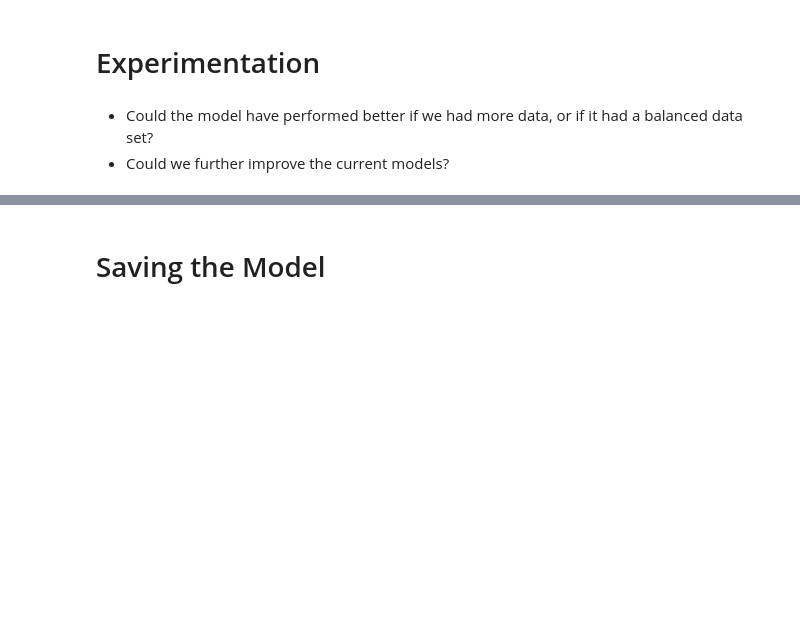
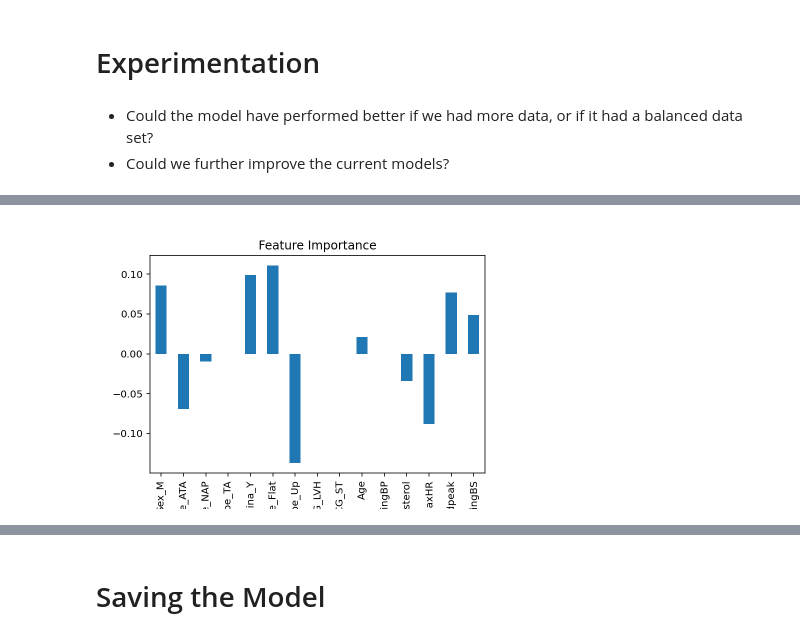
Before and after one commit to dgardunohorneffer/Captsone-AI, a Jupyter notebook: Notebooks/Final_Notebook.ipynb, the cells around one changed output, grey strips where cells are left out. Saved outputs shown, nothing was run; the diff lists cells and outputs as text; code cells hidden in the pictures; blank space fills up the shorter version.

```diff
--- a/Notebooks/Final_Notebook.ipynb
+++ b/Notebooks/Final_Notebook.ipynb
@@ -892,0 +987,9 @@ Overall the model that performed the best was the XGBoost, it demosntrated a hig
+# %%
+# 1000 rows
+model_xg2 = XGBClassifier(booster = 'gblinear', learning_rate = 0.3, reg_alpha = 0.03, reg_lambda = 0.34)
+model_xg2.fit(train_df2, y_train2)
+y_pred = model_xg2.predict(test_df2)
+print("Accuracy:", metrics.accuracy_score(y_test2, y_pred))
+print("Precision:", metrics.precision_score(y_test2, y_pred))
+print("Recall:", metrics.recall_score(y_test2, y_pred))
+print("fbeta:", metrics.fbeta_score(y_test2, y_pred, average="weighted", beta=0.5))
@@ -892,0 +1025,8 @@ Overall the model that performed the best was the XGBoost, it demosntrated a hig
+# %%
+features_dict2=dict(zip(train_df2.columns, list(model_xg2.coef_)))
+#visualizing feature importance
+features_df2=pd.DataFrame(features_dict2, index=[0])
+features_df2.T.plot.bar(title= 'Feature Importance', legend=False);
+# plot_importance(model_xg, max_num_features=15, importance_type="weight")
+# %% [output]
+[figure, added]
```
Also changed, not shown: parts of 18 cells of this notebook, 1 other file.
